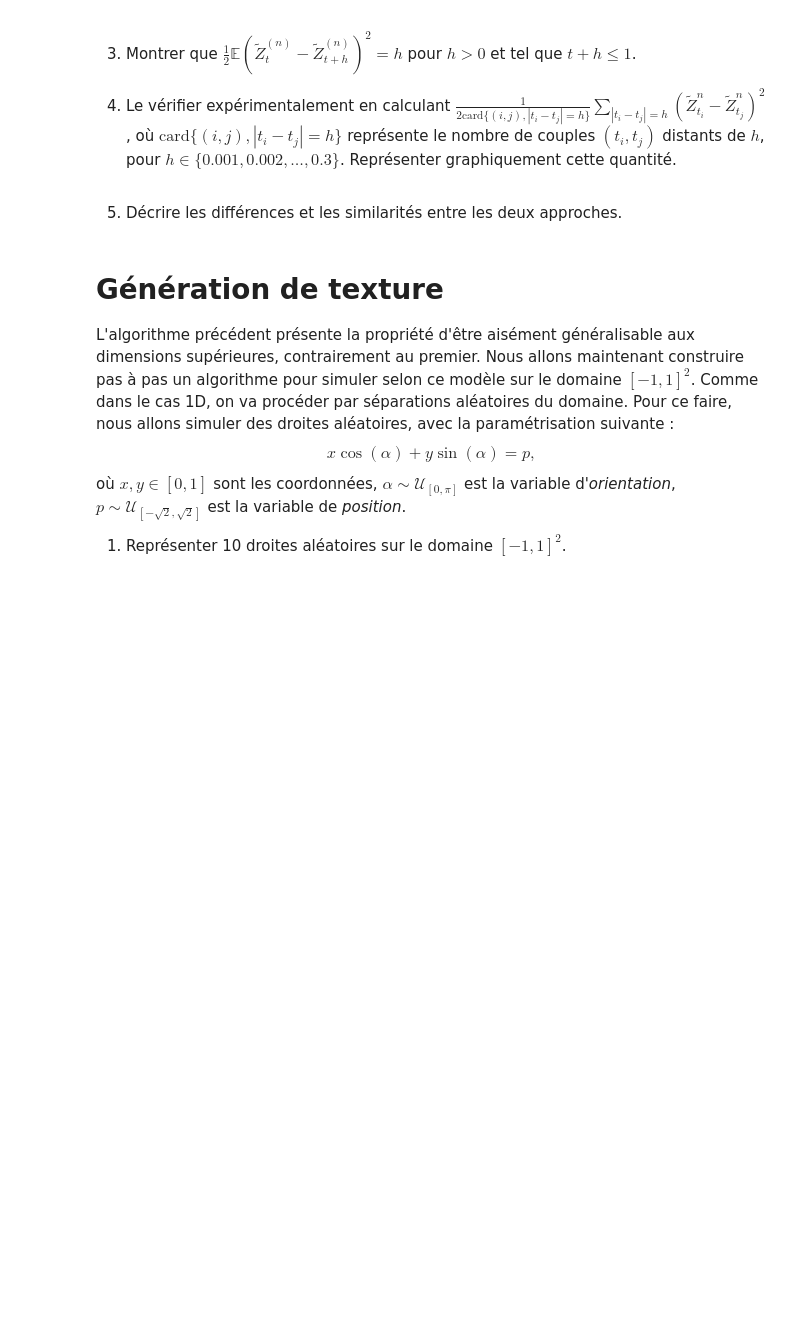
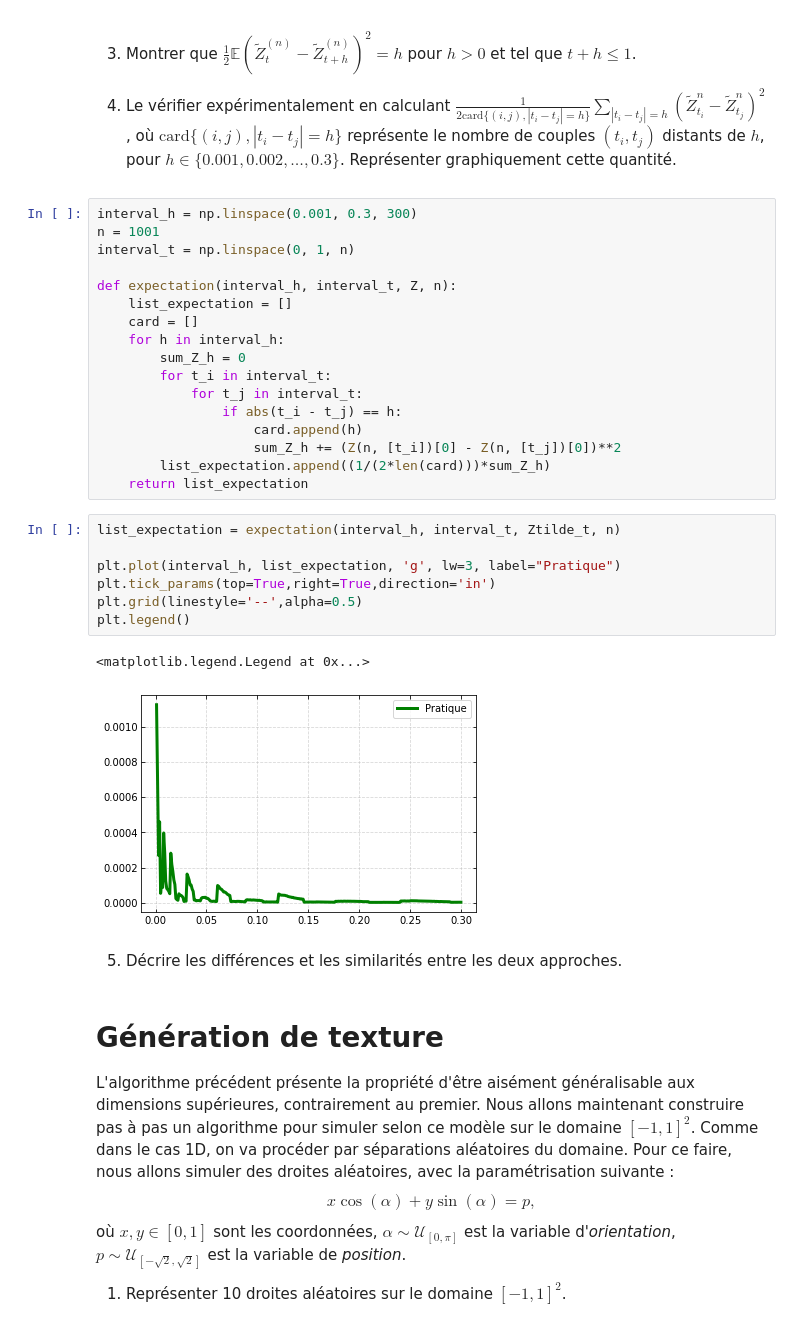
Before and after one commit to 21courgnea/Projet-Probabilit-COURGNEAU-LAFORGUE, a Jupyter notebook: Projet_Probabilités_COURGNEAU_LAFORGUE.ipynb, the cells around one changed output. Saved outputs shown, nothing was run; the diff lists cells and outputs as text; blank space fills up the shorter version.

```diff
--- a/Projet_Probabilités_COURGNEAU_LAFORGUE.ipynb
+++ b/Projet_Probabilités_COURGNEAU_LAFORGUE.ipynb
@@ -375,6 +372,33 @@ plt.legend()
 3. Montrer que $\frac12\mathbb{E}\left(\tilde{Z}^{(n)}_t-\tilde{Z}^{(n)}_{t+h}\right)^2 = h$ pour $h>0$ et tel que $t+h \leq 1$.
 
 4. Le vérifier expérimentalement en calculant $\frac1{2\text{card}\{(i,j),|t_i-t_j|=h\}}\sum_{|t_i-t_j|=h}(\tilde{Z}^{n}_{t_i} - \tilde{Z}^{n}_{t_j})^2$, où $\text{card}\{(i,j),|t_i-t_j|=h\}$ représente le nombre de couples $(t_i,t_j)$ distants de $h$, pour $h \in \{0.001,0.002,\ldots,0.3\}$. Représenter graphiquement cette quantité.
+# %%
+interval_h = np.linspace(0.001, 0.3, 300)
+n = 1001
+interval_t = np.linspace(0, 1, n)
+
+def expectation(interval_h, interval_t, Z, n):
+    list_expectation = []
+    card = []
+    for h in interval_h:
+        sum_Z_h = 0
+        for t_i in interval_t:
+            for t_j in interval_t:
+                if abs(t_i - t_j) == h:
+                    card.append(h)
+                    sum_Z_h += (Z(n, [t_i])[0] - Z(n, [t_j])[0])**2
+        list_expectation.append((1/(2*len(card)))*sum_Z_h)
+    return list_expectation
+# %%
+list_expectation = expectation(interval_h, interval_t, Ztilde_t, n)
+
+plt.plot(interval_h, list_expectation, 'g', lw=3, label="Pratique")
+plt.tick_params(top=True,right=True,direction='in')
+plt.grid(linestyle='--',alpha=0.5)
+plt.legend()
+# %% [output]
+<matplotlib.legend.Legend at 0x...>
+[figure, added]
 # %% [markdown]
 5. Décrire les différences et les similarités entre les deux approches.
 # %% [markdown]
```
Also changed, not shown: parts of 7 cells of this notebook.
